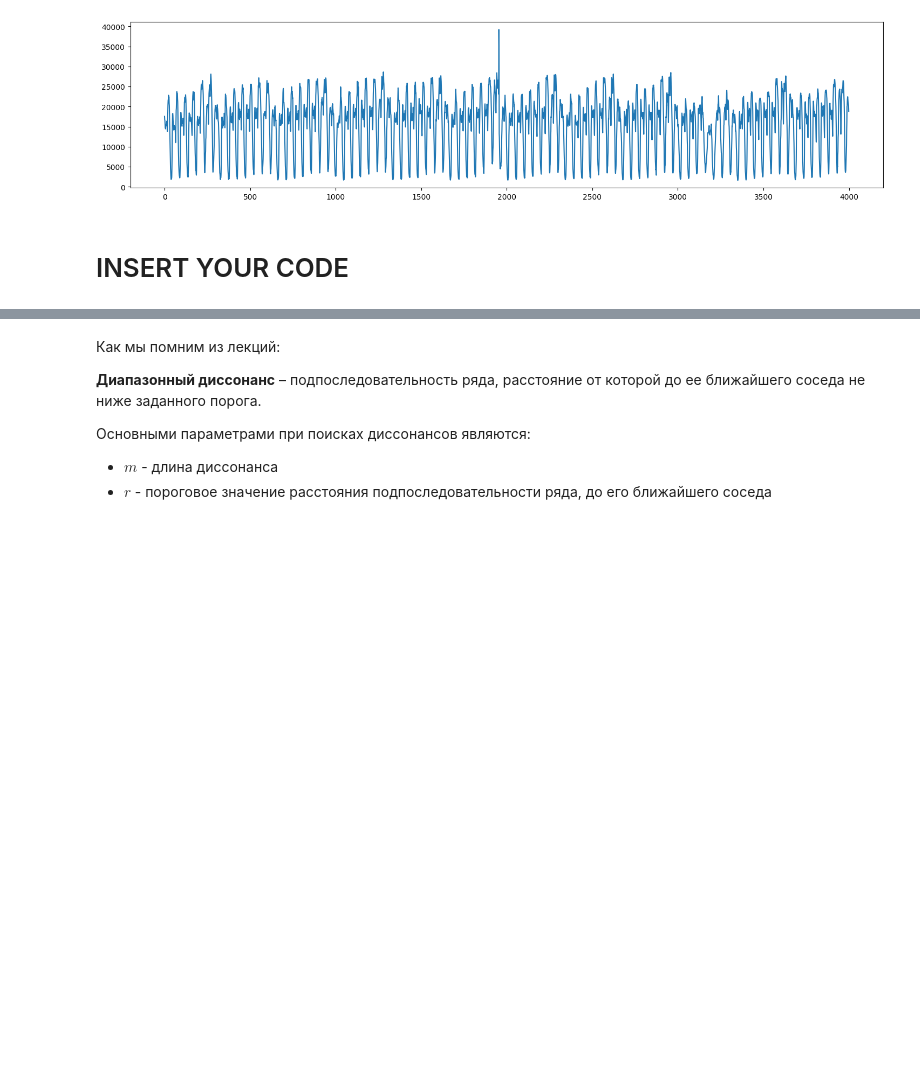
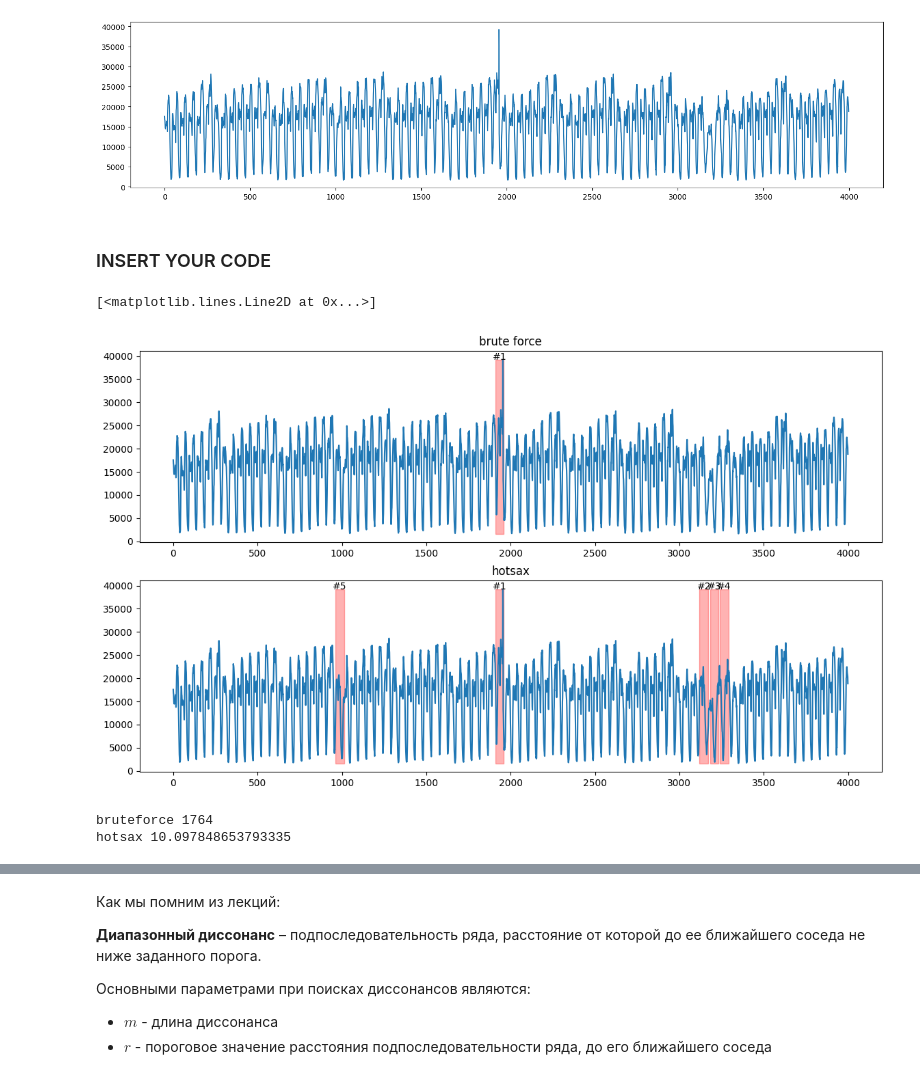
Before and after one commit to Maraharm/2023-Elovikova-TimeSeriesCourse, a Jupyter notebook: practice/03 Discords/03_Discords.ipynb, the cells around one changed output, grey strips where cells are left out. Saved outputs shown, nothing was run; the diff lists cells and outputs as text; code cells hidden in the pictures; blank space fills up the shorter version.

```diff
--- a/practice/03 Discords/03_Discords.ipynb
+++ b/practice/03 Discords/03_Discords.ipynb
@@ -228,4 +417,40 @@ plt.plot(nyc_taxi)
 [<matplotlib.lines.Line2D at 0x...>]
 [figure]
 # %% [markdown]
-# INSERT YOUR CODE
+### INSERT YOUR CODE
+# %%
+start = time()
+discords_brute_force = find_discords_brute_force(nyc_taxi[:], win_size=size_sub, num_discords=1)
+end = time()
+time_brute_1 = round(end-start)
+# %%
+start_sax = time()
+discords_hotsax = find_discords_hotsax(nyc_taxi[:], num_discords=5, win_size=size_sub) # 38 seconds
+end_sax = time()
+time_sax = round(end_sax-start_sax)
+# %%
+fig, (ax1, ax2) = plt.subplots(2, 1, figsize=(14, 8))
+ax1.set_title('brute force')
+ax2.set_title('hotsax')
+mn, mx = min(nyc_taxi), max(nyc_taxi)
+
+for i in range(len(discords_brute_force)):
+    alpha = 0.3
+    ax1.add_patch(Rectangle(xy=(discords_brute_force[i][0], mn), width=size_sub, height=mx-mn, color='red', alpha=alpha))
+    ax1.text(discords_brute_force[i][0]+size_sub/2, mx, f"#{i+1}", ha='center')
+ax1.plot(nyc_taxi)
+
+for i in range(len(discords_hotsax)):
+    alpha = 0.3
+    ax2.add_patch(Rectangle(xy=(discords_hotsax[i][0], mn), width=size_sub, height=mx-mn, color='red', alpha=alpha))
+    ax2.text(discords_hotsax[i][0]+size_sub/2, mx, f"#{i+1}", ha='center')
+ax2.plot(nyc_taxi)
+# %% [output]
+[<matplotlib.lines.Line2D at 0x...>]
+[figure, added]
+# %%
+print('bruteforce',time_brute_1)
+print('hotsax', time_hotsax)
+# %% [output]
+bruteforce 1764
+hotsax 10.097848653793335
```
Also changed, not shown: parts of 30 cells of this notebook.
